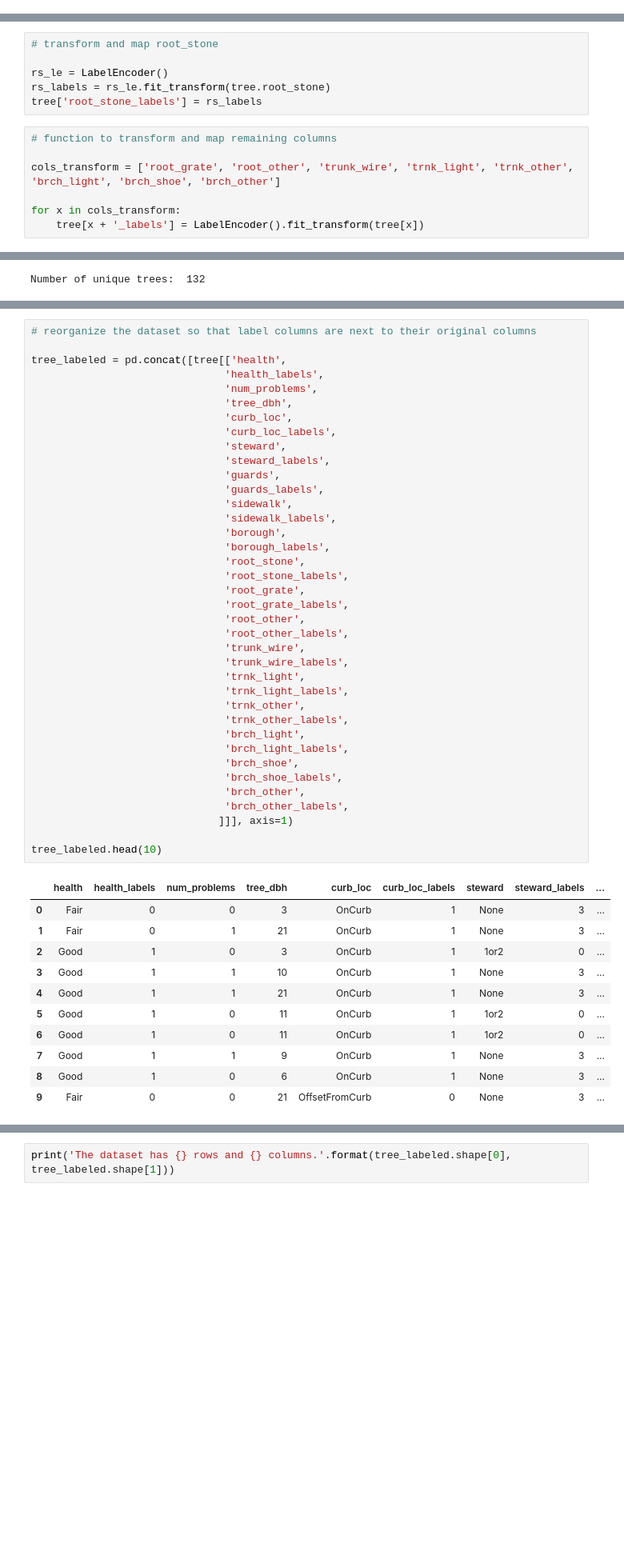
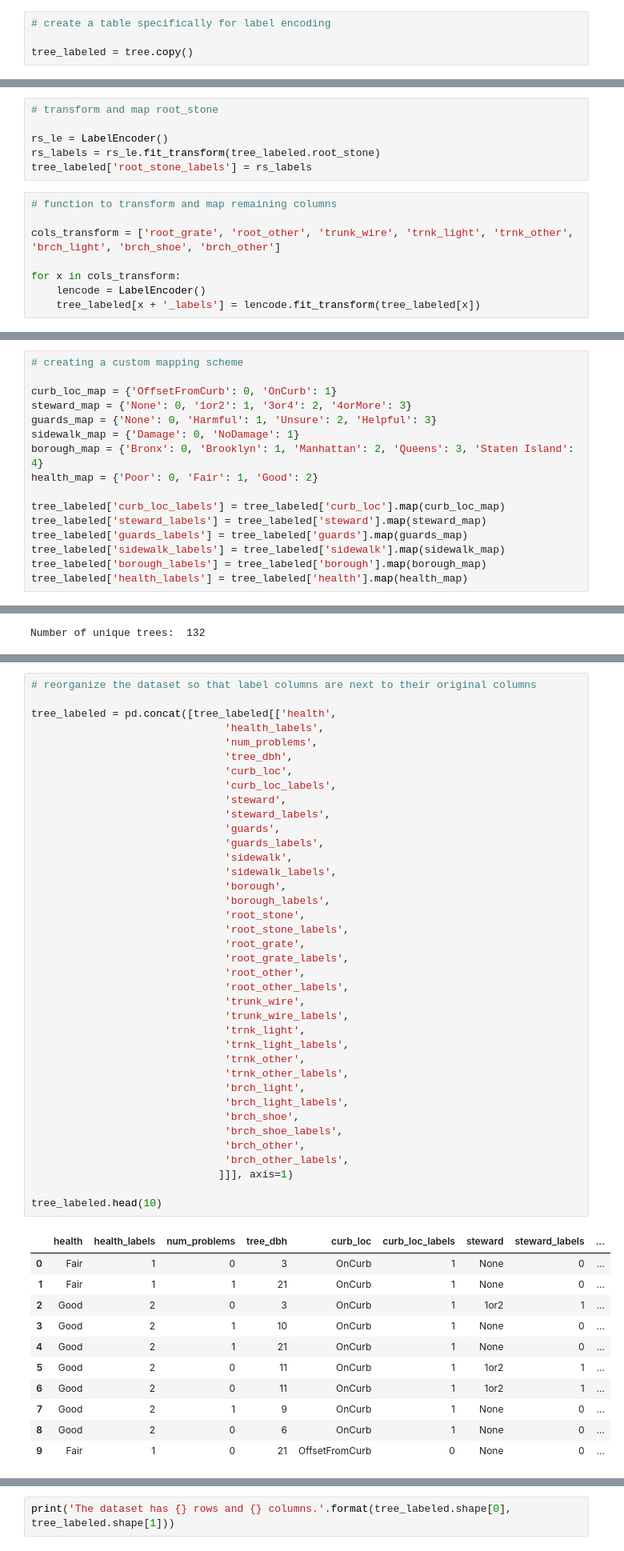
Before and after one commit to annasophiat/tree-health-census, a Jupyter notebook: tree_census_statistical_analysis.ipynb, the cells around one changed output, grey strips where cells are left out. Shown at 80% size. Saved outputs shown, nothing was run; the diff lists cells and outputs as text; blank space fills up the shorter version.

```diff
--- a/tree_census_statistical_analysis.ipynb
+++ b/tree_census_statistical_analysis.ipynb
@@ -390 +490,5 @@ Name: num_problems, dtype: int64
+# %%
+# create a table specifically for label encoding
+
+tree_labeled = tree.copy()
 # %% [markdown]
@@ -395,15 +499,16 @@ We'll start by looking at the root, trunk, and branch columns. Since each of the
 # transform and map root_stone
 
 rs_le = LabelEncoder()
-rs_labels = rs_le.fit_transform(tree.root_stone)
-tree['root_stone_labels'] = rs_labels
+rs_labels = rs_le.fit_transform(tree_labeled.root_stone)
+tree_labeled['root_stone_labels'] = rs_labels
 # %%
 # function to transform and map remaining columns
 
 cols_transform = ['root_grate', 'root_other', 'trunk_wire', 'trnk_light', 'trnk_other', 'brch_light', 'brch_shoe', 'brch_other']
 
 for x in cols_transform:
-    tree[x + '_labels'] = LabelEncoder().fit_transform(tree[x])
+    lencode = LabelEncoder()
+    tree_labeled[x + '_labels'] = lencode.fit_transform(tree_labeled[x])
 # %%
 # display columns with labels
 
@@ -480,3 +567,19 @@ Name: curb_loc, dtype: int64
+# %%
+# creating a custom mapping scheme
+
+curb_loc_map = {'OffsetFromCurb': 0, 'OnCurb': 1}
+steward_map = {'None': 0, '1or2': 1, '3or4': 2, '4orMore': 3}
+guards_map = {'None': 0, 'Harmful': 1, 'Unsure': 2, 'Helpful': 3}
+sidewalk_map = {'Damage': 0, 'NoDamage': 1}
+borough_map = {'Bronx': 0, 'Brooklyn': 1, 'Manhattan': 2, 'Queens': 3, 'Staten Island': 4}
+health_map = {'Poor': 0, 'Fair': 1, 'Good': 2}
+
+tree_labeled['curb_loc_labels'] = tree_labeled['curb_loc'].map(curb_loc_map)
+tree_labeled['steward_labels'] = tree_labeled['steward'].map(steward_map)
+tree_labeled['guards_labels'] = tree_labeled['guards'].map(guards_map)
+tree_labeled['sidewalk_labels'] = tree_labeled['sidewalk'].map(sidewalk_map)
+tree_labeled['borough_labels'] = tree_labeled['borough'].map(borough_map)
+tree_labeled['health_labels'] = tree_labeled['health'].map(health_map)
 # %%
 # display part of the result
 
@@ -501,7 +604,7 @@ Number of unique trees:  132
 # %%
 # reorganize the dataset so that label columns are next to their original columns
 
-tree_labeled = pd.concat([tree[['health',
+tree_labeled = pd.concat([tree_labeled[['health',
                                'health_labels',
                                'num_problems',
                                'tree_dbh',
@@ -511,43 +614,43 @@ tree_labeled = pd.concat([tree[['health',
                                'steward_labels',
                                'guards',
                                'guards_labels',
                                'sidewalk',
                                'sidewalk_labels',
                                'borough',
                                'borough_labels',
                                'root_stone',
                                'root_stone_labels',
                                'root_grate',
                                'root_grate_labels',
                                'root_other',
                                'root_other_labels',
                                'trunk_wire',
                                'trunk_wire_labels',
                                'trnk_light',
                                'trnk_light_labels',
                                'trnk_other',
                                'trnk_other_labels',
                                'brch_light',
                                'brch_light_labels',
                                'brch_shoe',
                                'brch_shoe_labels',
                                'brch_other',
                                'brch_other_labels',
                               ]]], axis=1)
 
 tree_labeled.head(10)
 # %% [output]
 |  | health | health_labels | num_problems | tree_dbh | curb_loc | curb_loc_labels | steward | steward_labels | ... |
-| 0 | Fair | 0 | 0 | 3 | OnCurb | 1 | None | 3 | ... |
-| 1 | Fair | 0 | 1 | 21 | OnCurb | 1 | None | 3 | ... |
-| 2 | Good | 1 | 0 | 3 | OnCurb | 1 | 1or2 | 0 | ... |
-| 3 | Good | 1 | 1 | 10 | OnCurb | 1 | None | 3 | ... |
-| 4 | Good | 1 | 1 | 21 | OnCurb | 1 | None | 3 | ... |
-| 5 | Good | 1 | 0 | 11 | OnCurb | 1 | 1or2 | 0 | ... |
-| 6 | Good | 1 | 0 | 11 | OnCurb | 1 | 1or2 | 0 | ... |
-| 7 | Good | 1 | 1 | 9 | OnCurb | 1 | None | 3 | ... |
-| 8 | Good | 1 | 0 | 6 | OnCurb | 1 | None | 3 | ... |
-| 9 | Fair | 0 | 0 | 21 | OffsetFromCurb | 0 | None | 3 | ... |
+| 0 | Fair | 1 | 0 | 3 | OnCurb | 1 | None | 0 | ... |
+| 1 | Fair | 1 | 1 | 21 | OnCurb | 1 | None | 0 | ... |
+| 2 | Good | 2 | 0 | 3 | OnCurb | 1 | 1or2 | 1 | ... |
+| 3 | Good | 2 | 1 | 10 | OnCurb | 1 | None | 0 | ... |
+| 4 | Good | 2 | 1 | 21 | OnCurb | 1 | None | 0 | ... |
+| 5 | Good | 2 | 0 | 11 | OnCurb | 1 | 1or2 | 1 | ... |
+| 6 | Good | 2 | 0 | 11 | OnCurb | 1 | 1or2 | 1 | ... |
+| 7 | Good | 2 | 1 | 9 | OnCurb | 1 | None | 0 | ... |
+| 8 | Good | 2 | 0 | 6 | OnCurb | 1 | None | 0 | ... |
+| 9 | Fair | 1 | 0 | 21 | OffsetFromCurb | 0 | None | 0 | ... |
 10 rows × 32 columns
 # %%
 print('The dataset has {} rows and {} columns.'.format(tree_labeled.shape[0], tree_labeled.shape[1]))
```
Also changed, not shown: parts of 61 cells of this notebook, 1 other file.
